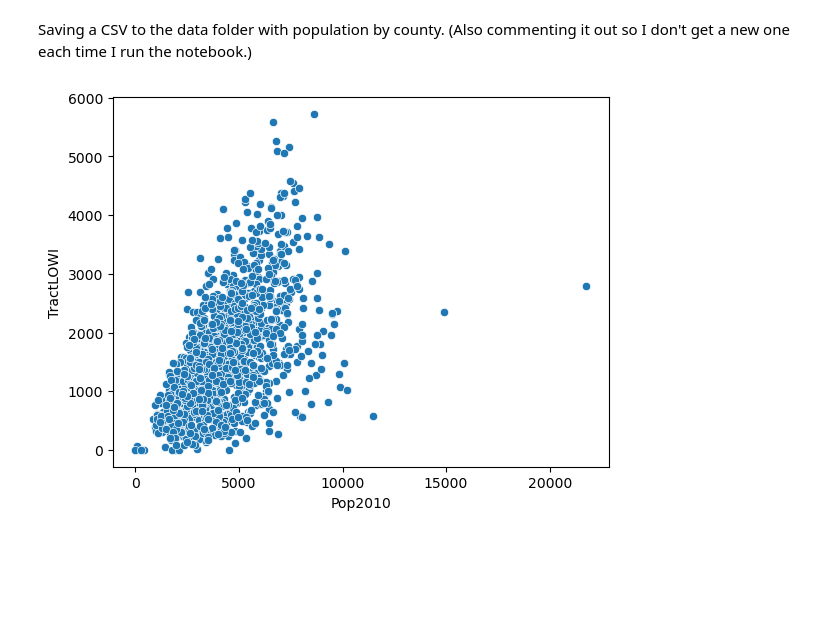
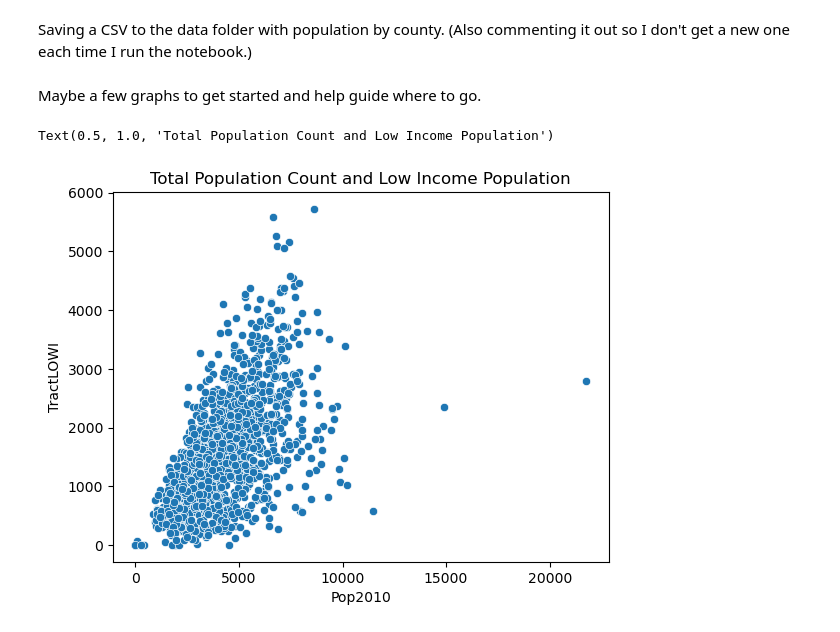
Before and after one commit to marthahunter/food-access, a Jupyter notebook: notebooks/2_food_access_eda_and_analysis.ipynb, the cells around one changed output. Cells and saved outputs as stored; diff of their text form; code cells hidden in the pictures; blank space fills up the shorter version.

Commit message:
just warming up with some arguably useful scatterplots

```diff
--- a/notebooks/2_food_access_eda_and_analysis.ipynb
+++ b/notebooks/2_food_access_eda_and_analysis.ipynb
@@ -112,3 +113,5 @@ Saving a CSV to the data folder with population by county. (Also commenting it o
 pop_by_county = tn_food_access_df.groupby(['County'])['Pop2010'].mean()
 pop_by_county_to_csv = pd.DataFrame(pop_by_county)
 # pop_by_county_to_csv.to_csv('pop_by_county.csv')
+# %% [markdown]
+Maybe a few graphs to get started and help guide where to go.
@@ -115,5 +124,6 @@ pop_by_county_to_csv = pd.DataFrame(pop_by_county)
 # %%
-sns.scatterplot(tn_food_access_df, x='Pop2010', y='TractLOWI')
-plt.title='Total Population Count and Low Income Population'
+sns.scatterplot(data=tn_food_access_df, x='Pop2010', y='TractLOWI')
+plt.title('Total Population and Low Income Population')
 # %% [output]
+Text(0.5, 1.0, 'Total Population Count and Low Income Population')
-[figure, old version]
+[figure, new version]
```
Also changed, not shown: parts of 7 cells of this notebook, 1 other file.
